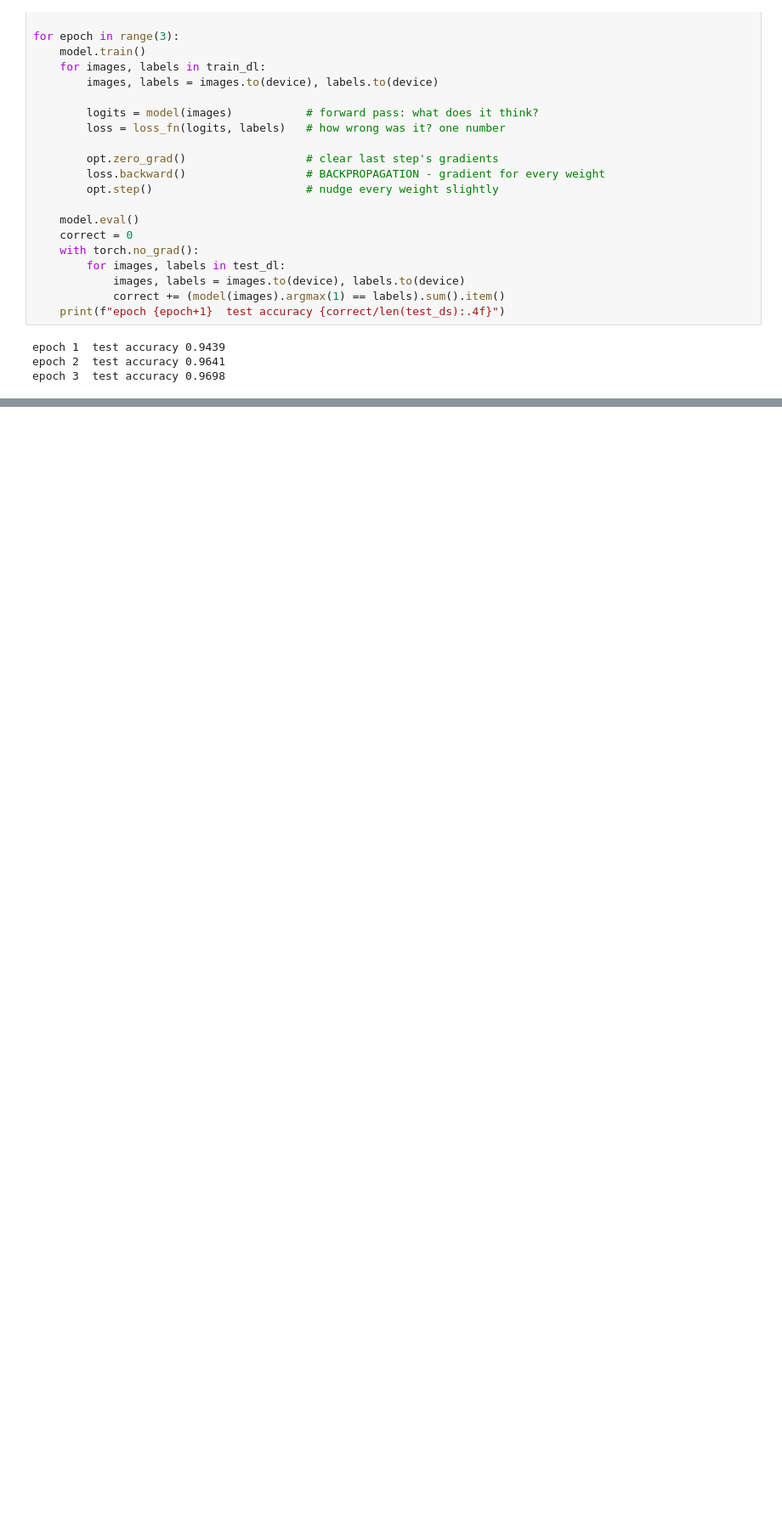
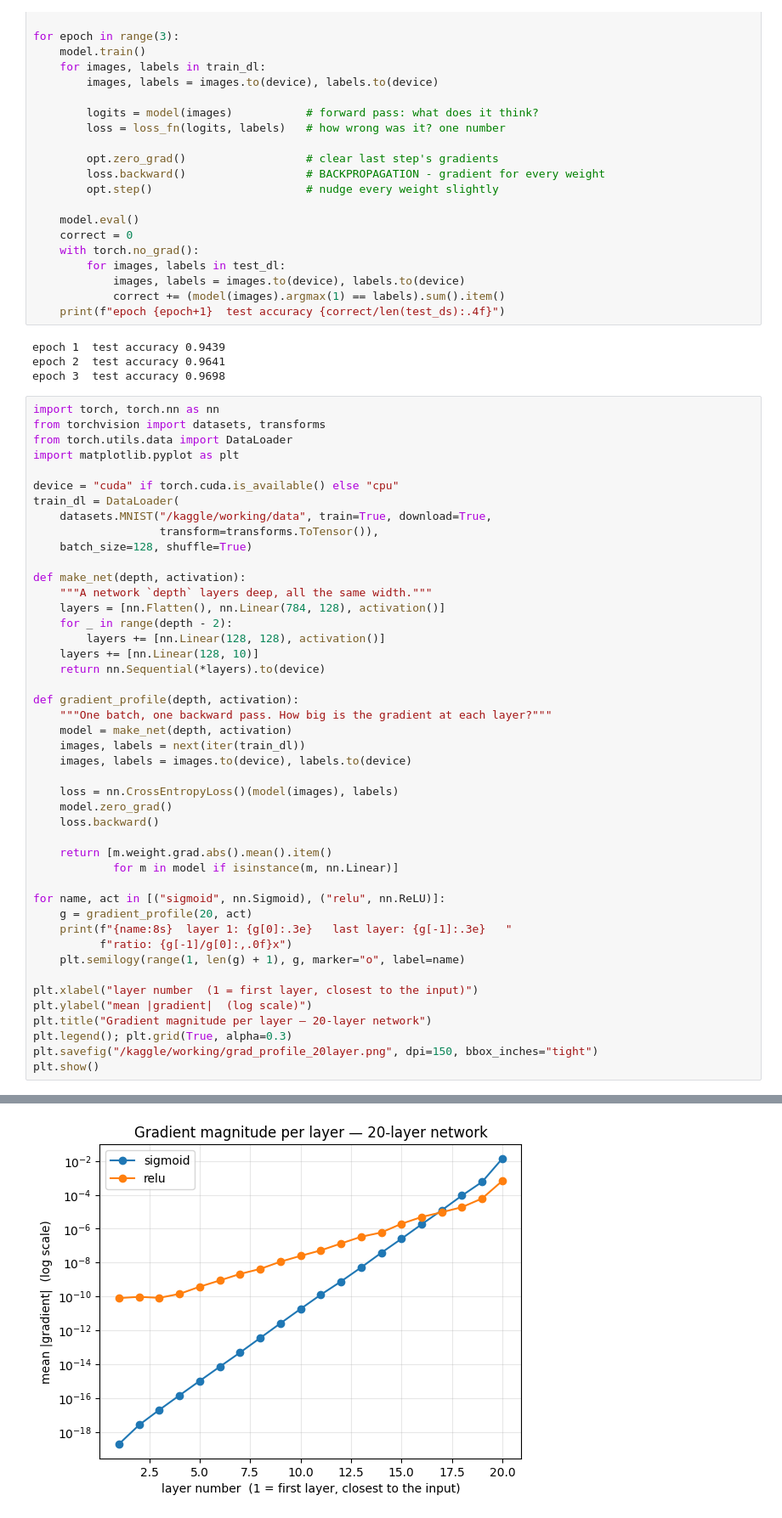
Before and after one commit to HarshitPandey-2021/blindspot, a Jupyter notebook: notebooks/01-first-model.ipynb, the cells around one changed output, grey strips where cells are left out. Shown at 85% size. Saved outputs shown, nothing was run; the diff lists cells and outputs as text; blank space fills up the shorter version.

Commit message:
Day 1: vanishing gradient measurement

```diff
--- a/notebooks/01-first-model.ipynb
+++ b/notebooks/01-first-model.ipynb
@@ -55,3 +55,49 @@ for epoch in range(3):
 epoch 1  test accuracy 0.9439
 epoch 2  test accuracy 0.9641
 epoch 3  test accuracy 0.9698
+# %%
+import torch, torch.nn as nn
+from torchvision import datasets, transforms
+from torch.utils.data import DataLoader
+import matplotlib.pyplot as plt
+
+device = "cuda" if torch.cuda.is_available() else "cpu"
+train_dl = DataLoader(
+    datasets.MNIST("/kaggle/working/data", train=True, download=True,
+                   transform=transforms.ToTensor()),
+    batch_size=128, shuffle=True)
+
+def make_net(depth, activation):
+    """A network `depth` layers deep, all the same width."""
+    layers = [nn.Flatten(), nn.Linear(784, 128), activation()]
+    for _ in range(depth - 2):
+        layers += [nn.Linear(128, 128), activation()]
+    layers += [nn.Linear(128, 10)]
+    return nn.Sequential(*layers).to(device)
+
+def gradient_profile(depth, activation):
+    """One batch, one backward pass. How big is the gradient at each layer?"""
+    model = make_net(depth, activation)
+    images, labels = next(iter(train_dl))
+    images, labels = images.to(device), labels.to(device)
+
+    loss = nn.CrossEntropyLoss()(model(images), labels)
+    model.zero_grad()
+    loss.backward()
+
+    return [m.weight.grad.abs().mean().item()
+            for m in model if isinstance(m, nn.Linear)]
+
+for name, act in [("sigmoid", nn.Sigmoid), ("relu", nn.ReLU)]:
+    g = gradient_profile(20, act)
+    print(f"{name:8s}  layer 1: {g[0]:.3e}   last layer: {g[-1]:.3e}   "
+          f"ratio: {g[-1]/g[0]:,.0f}x")
+    plt.semilogy(range(1, len(g) + 1), g, marker="o", label=name)
+
+plt.xlabel("layer number  (1 = first layer, closest to the input)")
+plt.ylabel("mean |gradient|  (log scale)")
+plt.title("Gradient magnitude per layer — 20-layer network")
+plt.legend(); plt.grid(True, alpha=0.3)
+plt.savefig("/kaggle/working/grad_profile_20layer.png", dpi=150, bbox_inches="tight")
+plt.show()
+# %% [output]
@@ -57,0 +106 @@ epoch 3  test accuracy 0.9698
+[figure, added]
```
Also changed, not shown: parts of 1 cell of this notebook, 1 other file.
